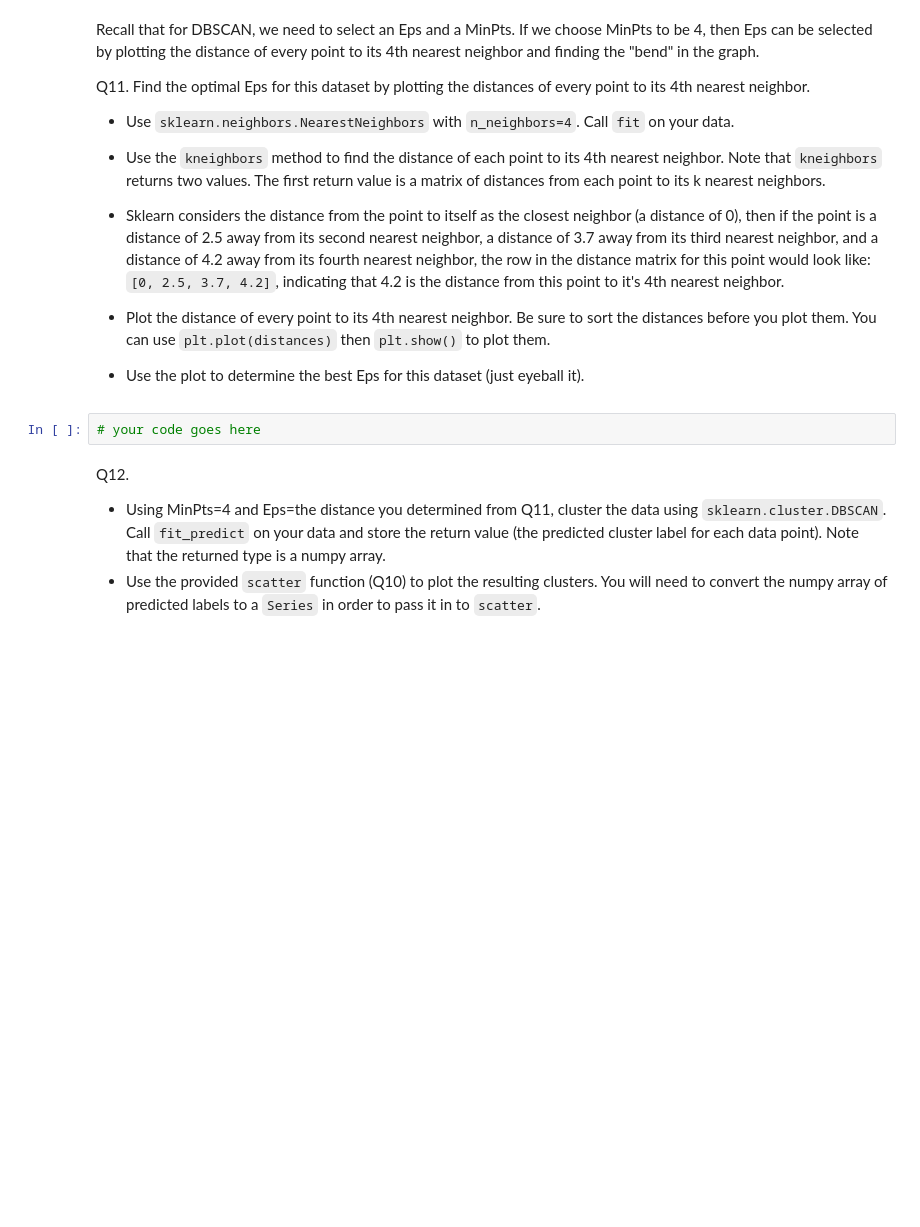
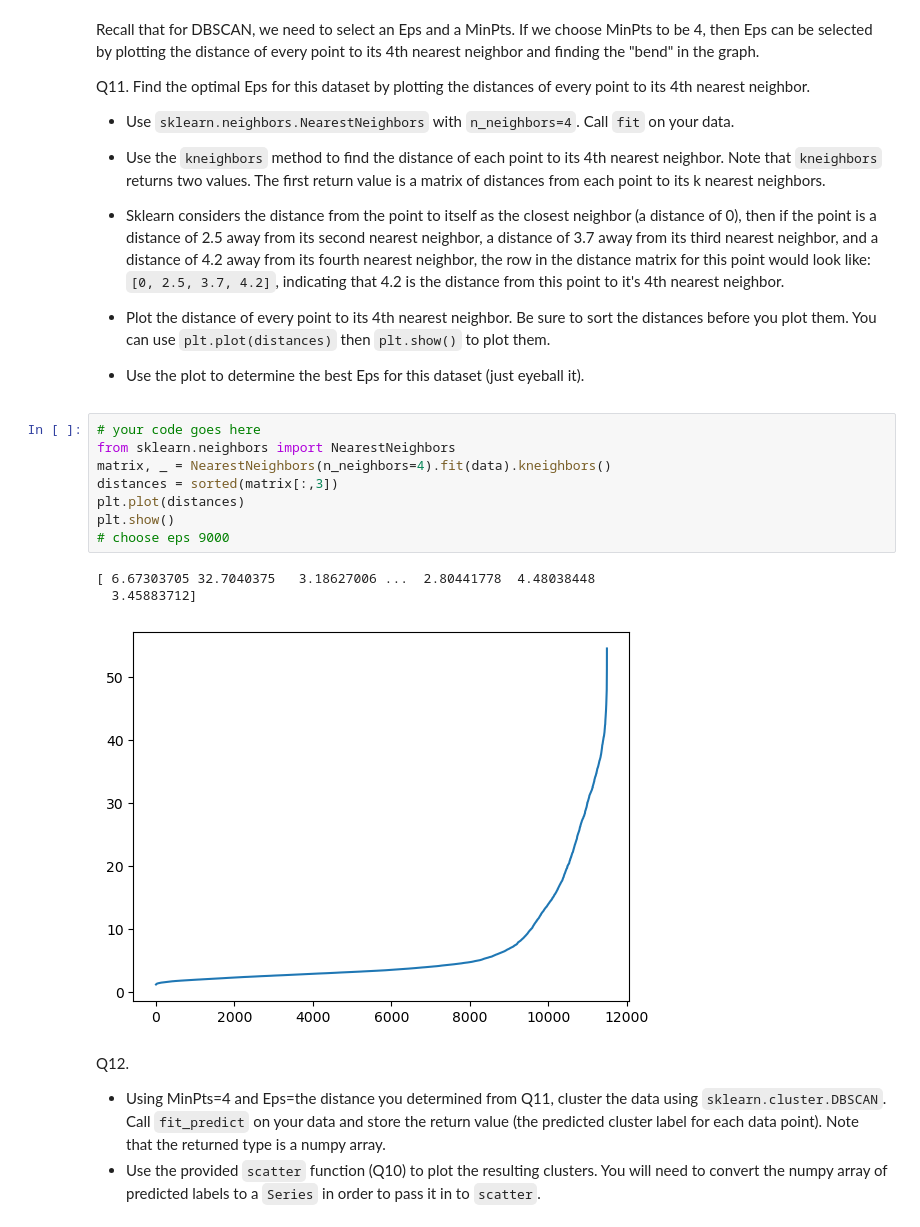
Before and after one commit to aJimenez19037/CS363M-HW, a Jupyter notebook: HW5/HW5 - Clustering.ipynb, the cells around one changed output. Drawn from its saved outputs; the diff is of its cells as text; blank space fills up the shorter version.

```diff
--- a/HW5/HW5 - Clustering.ipynb
+++ b/HW5/HW5 - Clustering.ipynb
@@ -288,8 +288,18 @@ Q11. Find the optimal Eps for this dataset by plotting the distances of every po
 
 * Plot the distance of every point to its 4th nearest neighbor. Be sure to sort the distances before you plot them. You can use `plt.plot(distances)` then `plt.show()` to plot them.
 * Use the plot to determine the best Eps for this dataset (just eyeball it).
-# %%
-# your code goes here
+# %%
+# your code goes here
+from sklearn.neighbors import NearestNeighbors
+matrix, _ = NearestNeighbors(n_neighbors=4).fit(data).kneighbors()
+distances = sorted(matrix[:,3])
+plt.plot(distances)
+plt.show()
+# choose eps 9000
+# %% [output]
+[ 6.67303705 32.7040375   3.18627006 ...  2.80441778  4.48038448
+  3.45883712]
+[figure, added]
 # %% [markdown]
 Q12.
 * Using MinPts=4 and Eps=the distance you determined from Q11, cluster the data using `sklearn.cluster.DBSCAN`. Call `fit_predict` on your data and store the return value (the predicted cluster label for each data point). Note that the returned type is a numpy array.
```
Also changed, not shown: parts of 4 cells of this notebook.
